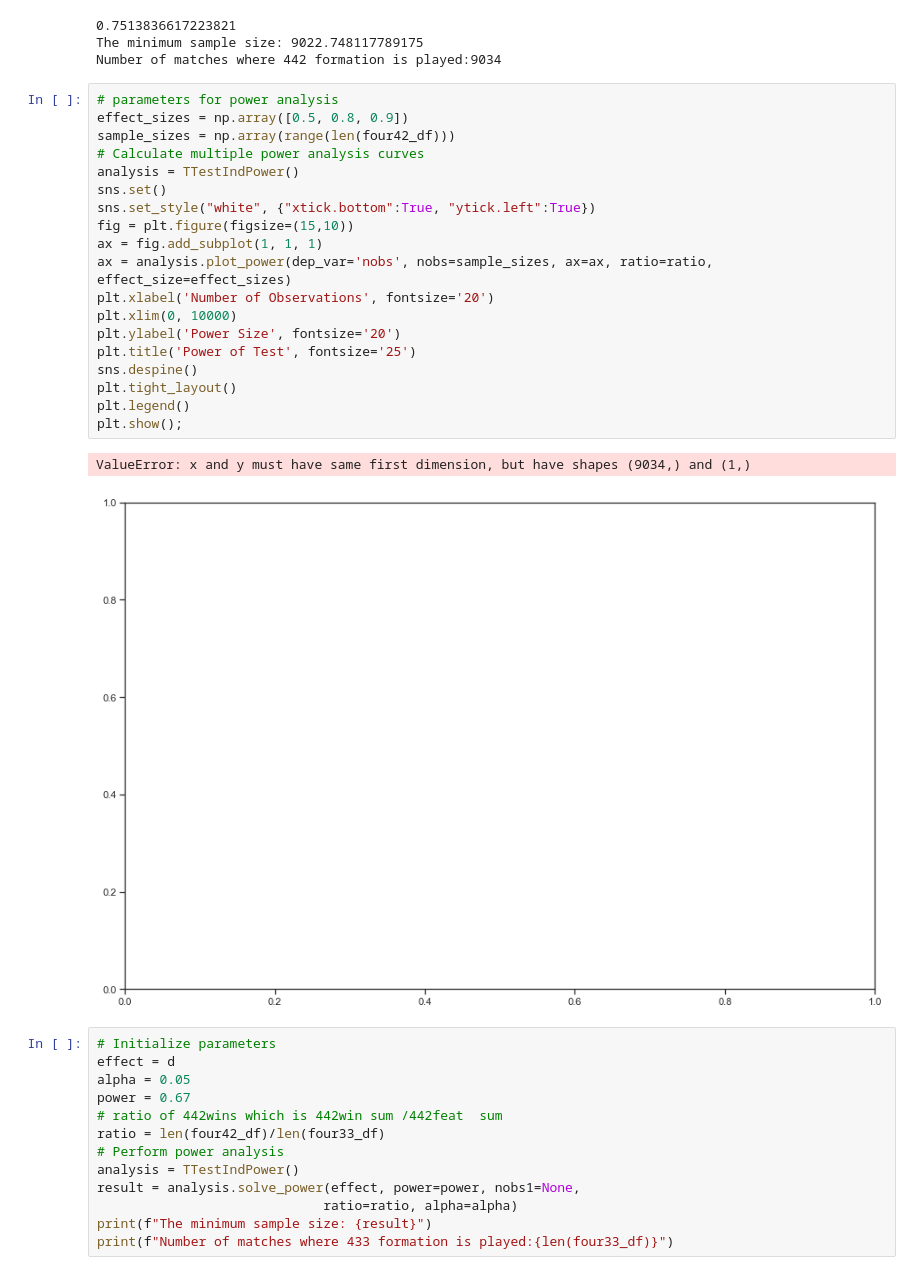
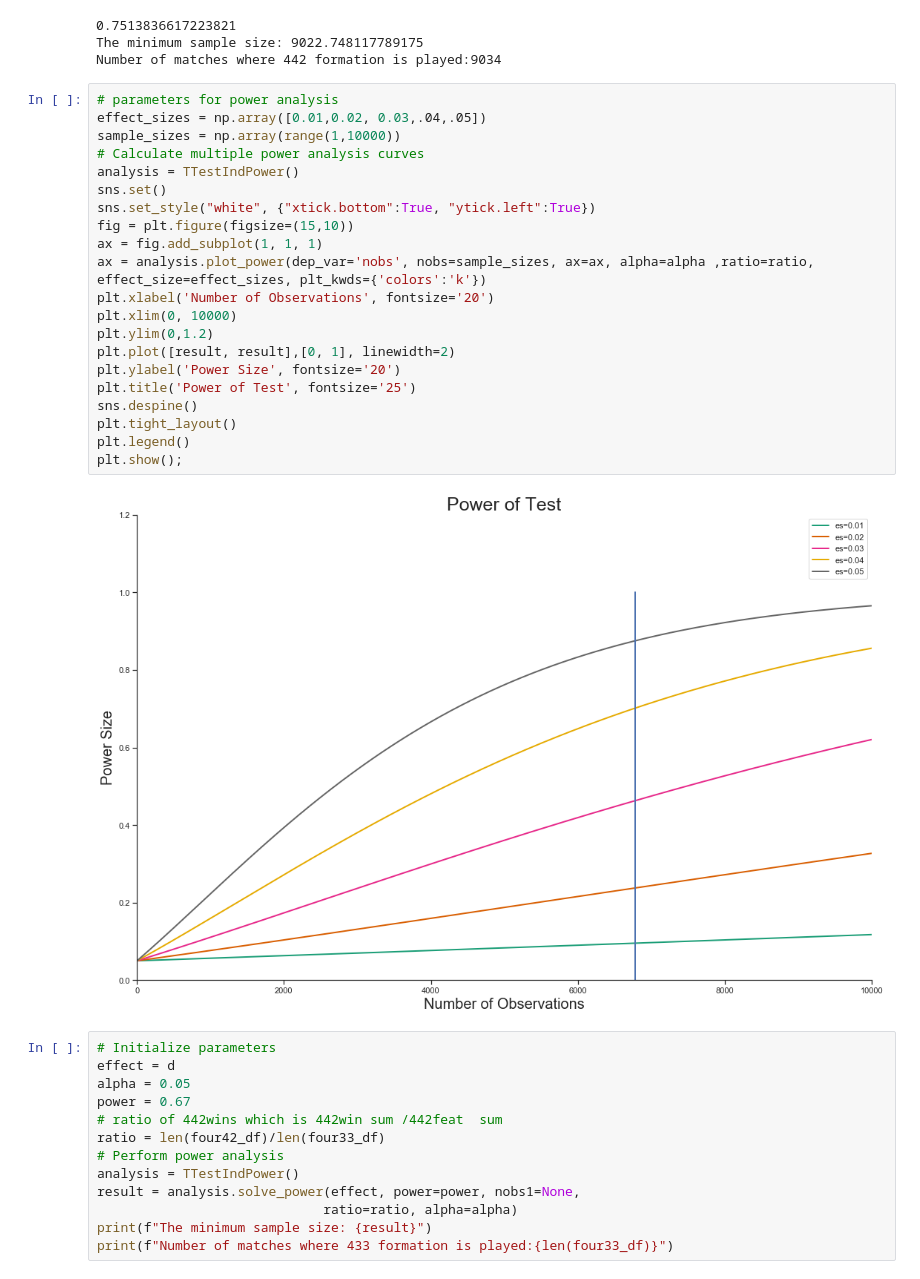
Before and after one commit to kevintheduu/european-soccer-hypothesis-testing, a Jupyter notebook: hyp_test_2.ipynb, the cells around one changed output. Drawn from its saved outputs; the diff is of its cells as text.

```diff
--- a/hyp_test_2.ipynb
+++ b/hyp_test_2.ipynb
@@ -769,26 +769,27 @@ The minimum sample size: 9022.748117789175
 Number of matches where 442 formation is played:9034
 # %%
 # parameters for power analysis
-effect_sizes = np.array([0.5, 0.8, 0.9])
-sample_sizes = np.array(range(len(four42_df)))
+effect_sizes = np.array([0.01,0.02, 0.03,.04,.05])
+sample_sizes = np.array(range(1,10000))
 # Calculate multiple power analysis curves
 analysis = TTestIndPower()
 sns.set()
 sns.set_style("white", {"xtick.bottom":True, "ytick.left":True})
 fig = plt.figure(figsize=(15,10))
 ax = fig.add_subplot(1, 1, 1)
-ax = analysis.plot_power(dep_var='nobs', nobs=sample_sizes, ax=ax, ratio=ratio, effect_size=effect_sizes)
+ax = analysis.plot_power(dep_var='nobs', nobs=sample_sizes, ax=ax, alpha=alpha ,ratio=ratio, effect_size=effect_sizes, plt_kwds={'colors':'k'})
 plt.xlabel('Number of Observations', fontsize='20')
 plt.xlim(0, 10000)
+plt.ylim(0,1.2)
+plt.plot([result, result],[0, 1], linewidth=2)
 plt.ylabel('Power Size', fontsize='20')
 plt.title('Power of Test', fontsize='25')
 sns.despine()
 plt.tight_layout()
 plt.legend()
 plt.show();
 # %% [output]
-ValueError: x and y must have same first dimension, but have shapes (9034,) and (1,)
-[figure, old version]
+[figure, new version]
 # %%
 # Initialize parameters
 effect = d
```
Also changed, not shown: parts of 7 cells of this notebook, 1 other file.
